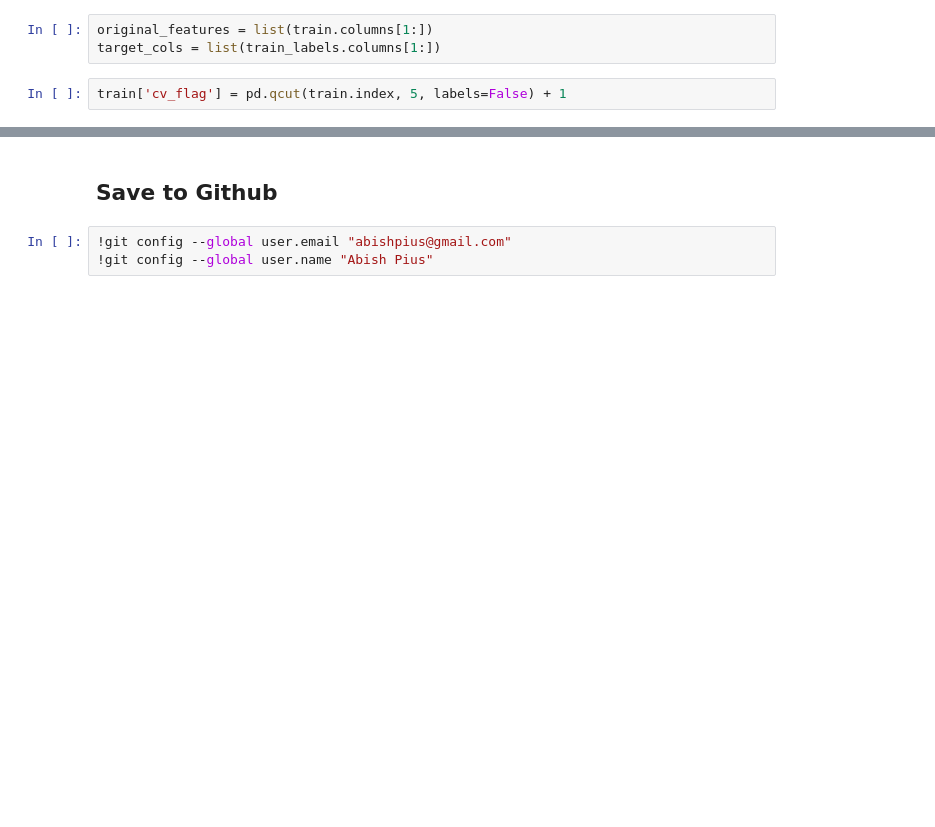
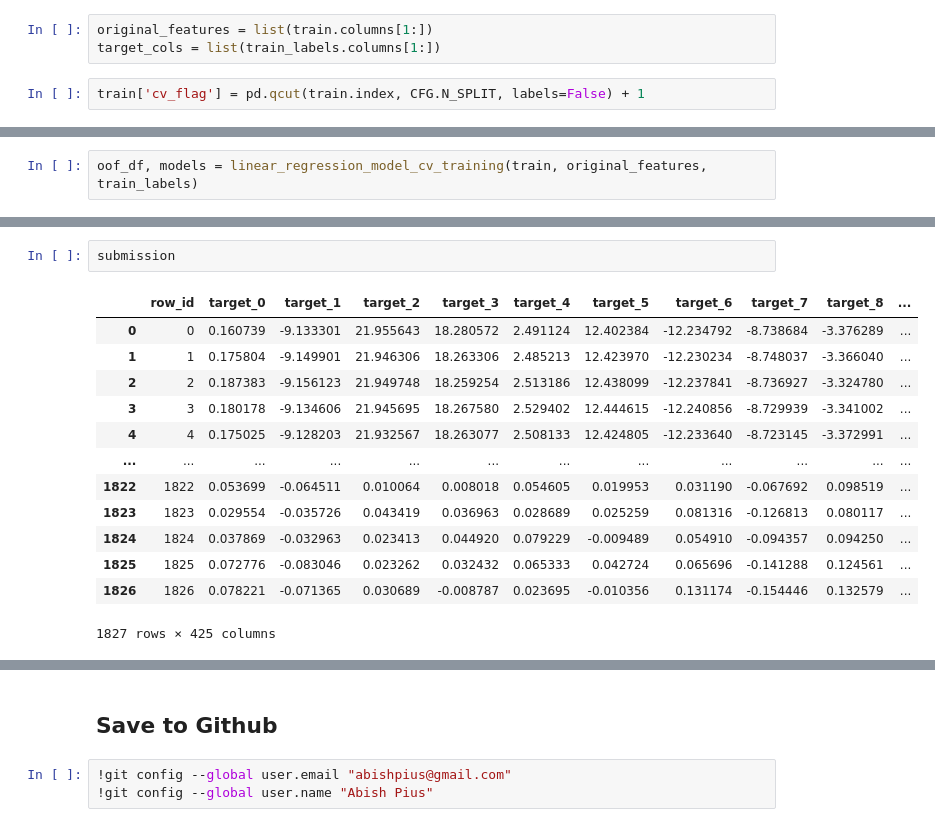
Before and after one commit to abishpius/MITSUICO_Commodity_Prediction, a Jupyter notebook: Kaggle_MITSUICO_Commodity_Prediction.ipynb, the cells around one changed output, grey strips where cells are left out. Saved outputs shown, nothing was run; the diff lists cells and outputs as text; blank space fills up the shorter version.

```diff
--- a/Kaggle_MITSUICO_Commodity_Prediction.ipynb
+++ b/Kaggle_MITSUICO_Commodity_Prediction.ipynb
@@ -314,4 +401,4 @@ def linear_regression_model_cv_training(train_df: pd.DataFrame, features: list,
 original_features = list(train.columns[1:])
 target_cols = list(train_labels.columns[1:])
 # %%
-train['cv_flag'] = pd.qcut(train.index, 5, labels=False) + 1
+train['cv_flag'] = pd.qcut(train.index, CFG.N_SPLIT, labels=False) + 1
@@ -329,0 +405,2 @@ linear_regression_model_cv_training( training_df.copy(), original_features + ['t
+# %%
+oof_df, models = linear_regression_model_cv_training(train, original_features, train_labels)
@@ -329,0 +454,16 @@ linear_regression_model_cv_training( training_df.copy(), original_features + ['t
+# %%
+submission
+# %% [output]
+|  | row_id | target_0 | target_1 | target_2 | target_3 | target_4 | target_5 | target_6 | target_7 | target_8 | ... |
+| 0 | 0 | 0.160739 | -9.133301 | 21.955643 | 18.280572 | 2.491124 | 12.402384 | -12.234792 | -8.738684 | -3.376289 | ... |
+| 1 | 1 | 0.175804 | -9.149901 | 21.946306 | 18.263306 | 2.485213 | 12.423970 | -12.230234 | -8.748037 | -3.366040 | ... |
+| 2 | 2 | 0.187383 | -9.156123 | 21.949748 | 18.259254 | 2.513186 | 12.438099 | -12.237841 | -8.736927 | -3.324780 | ... |
+| 3 | 3 | 0.180178 | -9.134606 | 21.945695 | 18.267580 | 2.529402 | 12.444615 | -12.240856 | -8.729939 | -3.341002 | ... |
+| 4 | 4 | 0.175025 | -9.128203 | 21.932567 | 18.263077 | 2.508133 | 12.424805 | -12.233640 | -8.723145 | -3.372991 | ... |
+| ... | ... | ... | ... | ... | ... | ... | ... | ... | ... | ... | ... |
+| 1822 | 1822 | 0.053699 | -0.064511 | 0.010064 | 0.008018 | 0.054605 | 0.019953 | 0.031190 | -0.067692 | 0.098519 | ... |
+| 1823 | 1823 | 0.029554 | -0.035726 | 0.043419 | 0.036963 | 0.028689 | 0.025259 | 0.081316 | -0.126813 | 0.080117 | ... |
+| 1824 | 1824 | 0.037869 | -0.032963 | 0.023413 | 0.044920 | 0.079229 | -0.009489 | 0.054910 | -0.094357 | 0.094250 | ... |
+| 1825 | 1825 | 0.072776 | -0.083046 | 0.023262 | 0.032432 | 0.065333 | 0.042724 | 0.065696 | -0.141288 | 0.124561 | ... |
+| 1826 | 1826 | 0.078221 | -0.071365 | 0.030689 | -0.008787 | 0.023695 | -0.010356 | 0.131174 | -0.154446 | 0.132579 | ... |
+1827 rows × 425 columns
```
Also changed, not shown: parts of 16 cells of this notebook.
